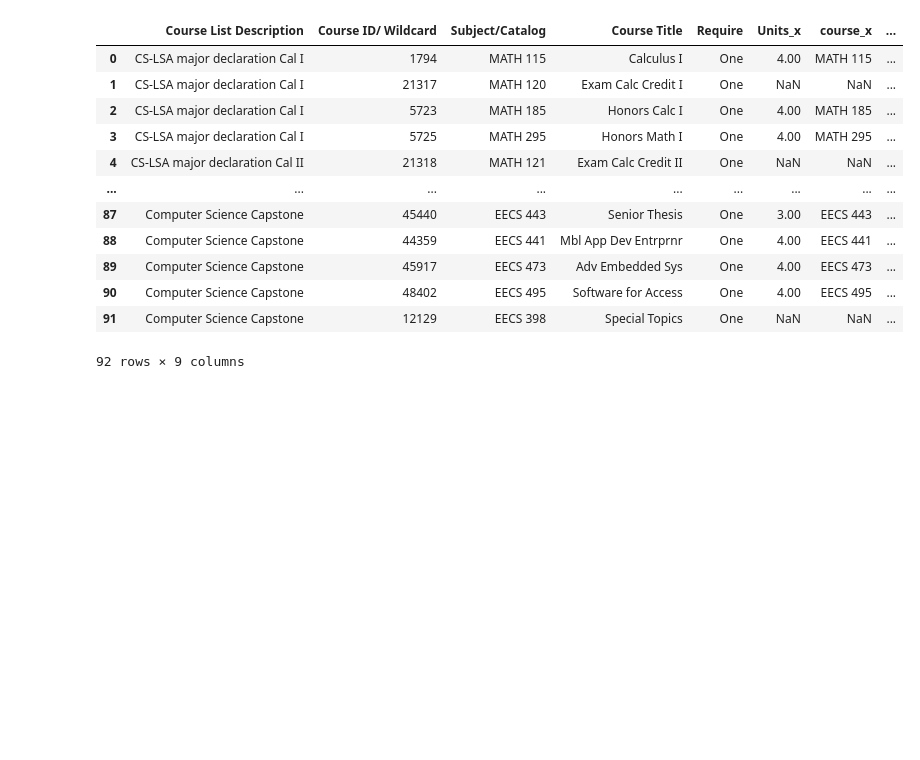
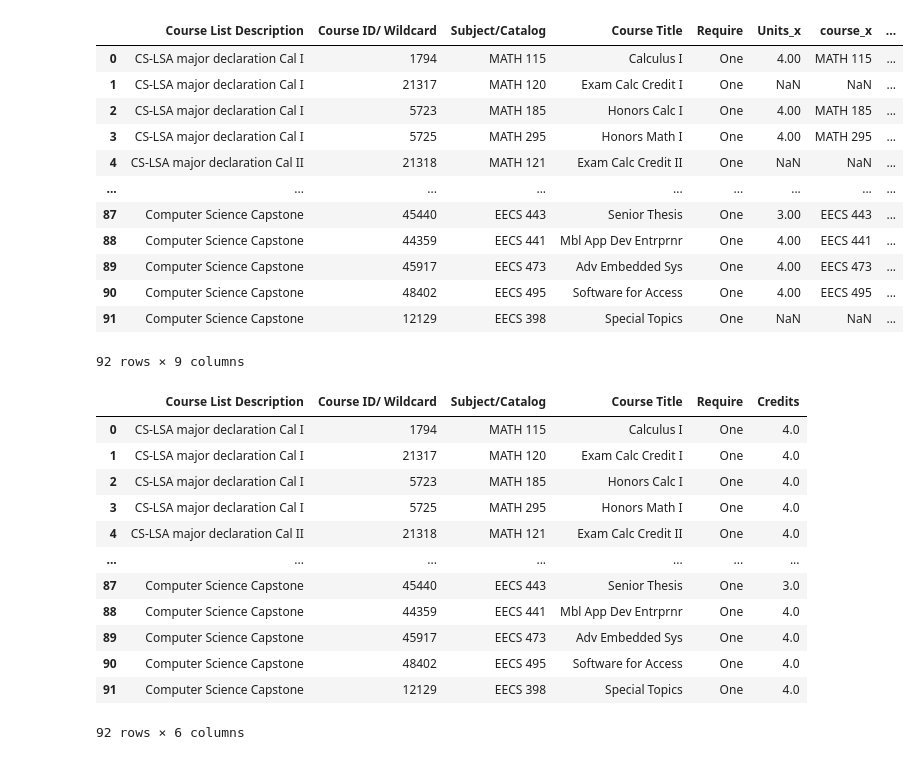
Before and after one commit to yessie-kim/classeek, a Jupyter notebook: User profile/CS requirement/CS cleaning.ipynb, the cells around one changed output. Drawn from its saved outputs; the diff is of its cells as text; code cells hidden in the pictures; blank space fills up the shorter version.

```diff
--- a/CS requirement/CS cleaning.ipynb
+++ b/User profile/CS requirement/CS cleaning.ipynb
@@ -90,2 +96,16 @@ df.to_csv('Computer Science Program Major Requirements only.csv', index=False)
 # %%
-df.to_clipboard()
+df
+# %% [output]
+|  | Course List Description | Course ID/ Wildcard | Subject/Catalog | Course Title | Require | Credits |
+| 0 | CS-LSA major declaration Cal I | 1794 | MATH 115 | Calculus I | One | 4.0 |
+| 1 | CS-LSA major declaration Cal I | 21317 | MATH 120 | Exam Calc Credit I | One | 4.0 |
+| 2 | CS-LSA major declaration Cal I | 5723 | MATH 185 | Honors Calc I | One | 4.0 |
+| 3 | CS-LSA major declaration Cal I | 5725 | MATH 295 | Honors Math I | One | 4.0 |
+| 4 | CS-LSA major declaration Cal II | 21318 | MATH 121 | Exam Calc Credit II | One | 4.0 |
+| ... | ... | ... | ... | ... | ... | ... |
+| 87 | Computer Science Capstone | 45440 | EECS 443 | Senior Thesis | One | 3.0 |
+| 88 | Computer Science Capstone | 44359 | EECS 441 | Mbl App Dev Entrprnr | One | 4.0 |
+| 89 | Computer Science Capstone | 45917 | EECS 473 | Adv Embedded Sys | One | 4.0 |
+| 90 | Computer Science Capstone | 48402 | EECS 495 | Software for Access | One | 4.0 |
+| 91 | Computer Science Capstone | 12129 | EECS 398 | Special Topics | One | 4.0 |
+92 rows × 6 columns
```
Also changed, not shown: parts of 24 cells of this notebook, 25 other files.
